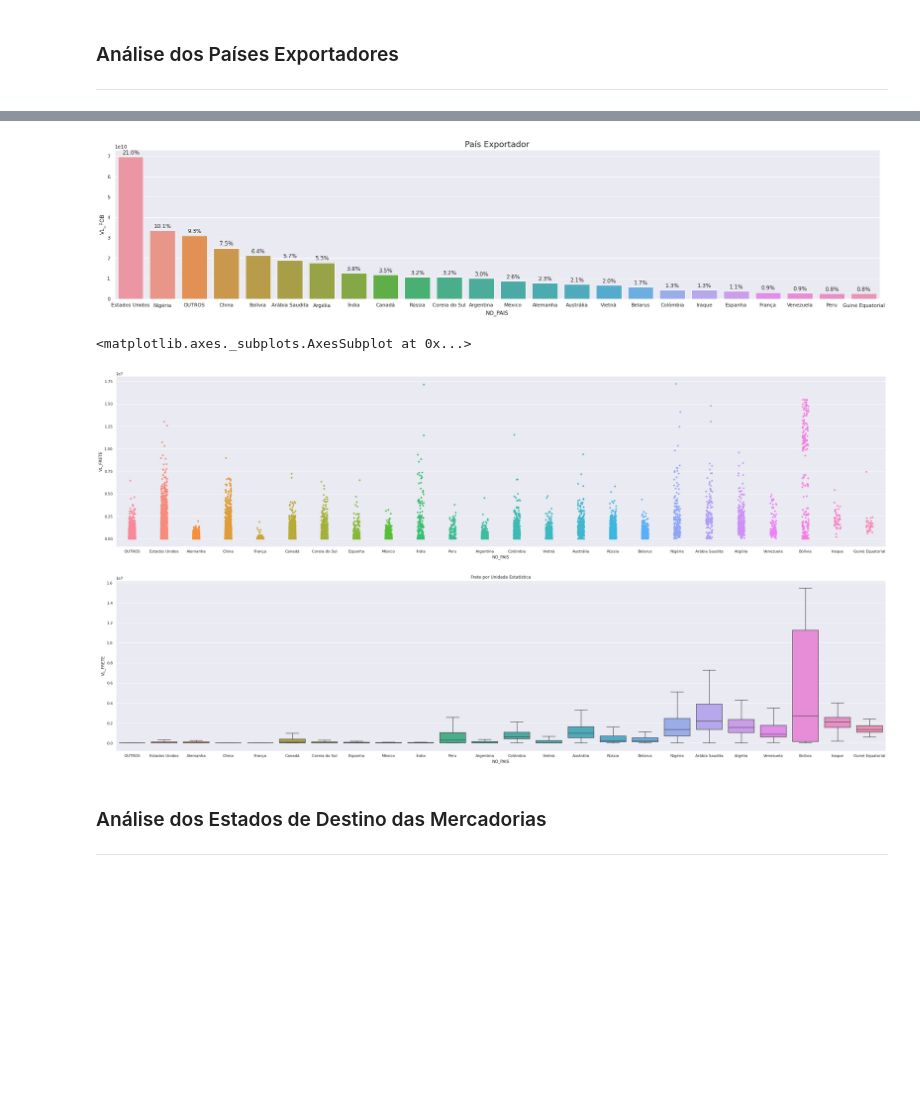
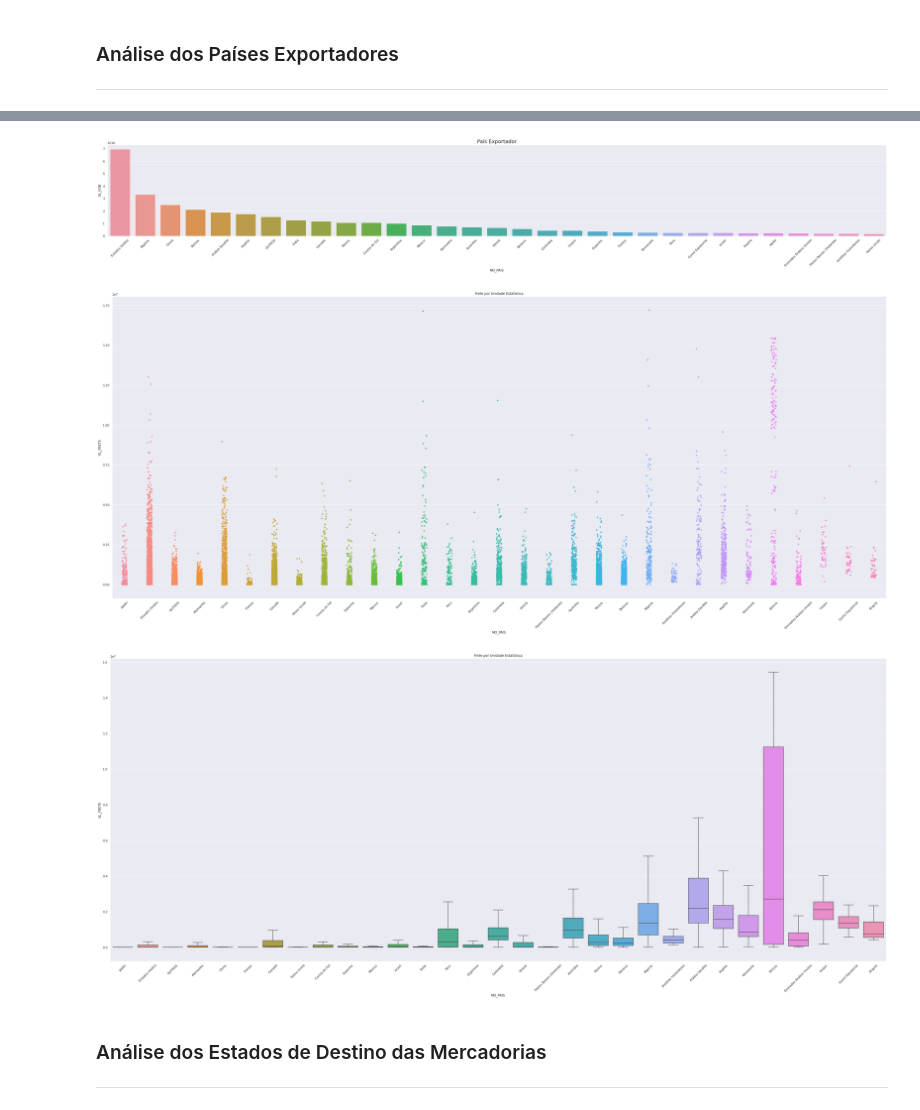
Before and after one commit to Danielpsob/DSWP, a Jupyter notebook: notebooks/analise_dados29-03.ipynb, the cells around one changed output, grey strips where cells are left out. Cells and saved outputs as stored; diff of their text form; code cells hidden in the pictures; blank space fills up the shorter version.

```diff
--- a/notebooks/analise_dados29-03.ipynb
+++ b/notebooks/analise_dados29-03.ipynb
@@ -355,13 +355,10 @@ df_total.head()
 # %%
 # Separando as 10 NCM mais importadas em valor FOB
 
-aa = df_total.groupby(['NCM']).sum().sort_values(by=['VL_FOB'],ascending=False)
-aa = aa.iloc[:10,:][['VL_FOB']]
-aa.reset_index(inplace=True)
-
-# Salvando na variavel "total" O valor FOB total importado na NCM do produto
-total = aa.copy()
-total
+df = df_total.groupby(['NCM']).sum().sort_values(by=['VL_FOB'],ascending=False)
+df = df.iloc[:10,:][['VL_FOB']]
+df.reset_index(inplace=True)
+df
 # %% [output]
 |  | NCM | VL_FOB |
 | 0 | 27090010 - Óleos brutos de petróleo | 75347950289 |
@@ -375,7 +372,7 @@ total
 | 8 | 85177099 - Outras partes para apa... | 21708476625 |
 | 9 | 27112100 - Gás natural no estado ... | 21528921875 |
 # %%
-df_total = df_total[df_total.NCM.isin(aa.NCM)]
+df_total = df_total[df_total.NCM.isin(df.NCM)]
 df_total.info()
 # %% [output]
 <class 'pandas.core.frame.DataFrame'>
@@ -475,0 +464,6 @@ df
+# %%
+fob_total = df.VL_FOB.sum()
+maiores_paises = df.iloc[:30,:]
+fob_maiores_paises = maiores_paises.VL_FOB.sum()
+perc_paises = fob_maiores_paises/fob_total
+print(f'O percentual que esses países representam no valor FOB é de {perc_paises:.1%}')
@@ -524,6 +514,6 @@ quinzepaises.NO_PAIS
 Name: NO_PAIS, dtype: object
 # %%
-df_total.NO_PAIS = df_total.NO_PAIS.apply(lambda x : 'OUTROS' if x not in list(quinzepaises.NO_PAIS) else x)
+df_total.NO_PAIS = df_total.NO_PAIS.apply(lambda x : 'OUTROS' if x not in list(maiores_paises.NO_PAIS) else x)
 # %%
 df_total.head()
 # %% [output]
@@ -566,26 +526,42 @@ df
 # %%
-total = len(df['NO_PAIS'])*1.
-fig, ax =plt.subplots(figsize=(30,6))
+df = df_total.groupby(['NO_PAIS']).sum().sort_values(by=['VL_FOB'],ascending=False)
+df = df[['VL_FOB']]
+fob_total = df.VL_FOB.sum()
+df['porcentagem'] = df.VL_FOB.apply(lambda x: x/fob_total)
+df.reset_index(inplace=True)
+
+fig, ax =plt.subplots(figsize=(50,6))
 sns.barplot(x=df['NO_PAIS'], y = df['VL_FOB'])
 plt.title("País Exportador", fontsize=18)
-for i,p in enumerate(ax.patches):
-    ax.annotate('{:.1f}%'.format((df.porcentagem[i])*100),
-                   (p.get_x() + p.get_width() / 2., p.get_height()),
-                   ha = 'center', va = 'center',
-                   xytext = (0, 9),
-                   textcoords = 'offset points')
+#for i,p in enumerate(ax.patches):
+#    ax.annotate('{:.1f}%'.format((df.porcentagem[i])*100),
+#                   (p.get_x() + p.get_width() / 2., p.get_height()),
+#                   ha = 'center', va = 'center',
+#                   xytext = (0, 9),
+#                   textcoords = 'offset points')
+plt.xticks(rotation=45)
+plt.show()
 #plt.savefig('imagens/tipoCE.png',bbox_inches='tight')
 # %% [output]
-[figure, old version]
+[figure, new version]
 # %%
-fig, (ax1,ax2) = plt.subplots(2,1,sharey=False, figsize=(40,20))
+fig, ax1 = plt.subplots(sharey=False, figsize=(50,20))
 plt.title("Frete por Unidade Estatística")
 sns.stripplot(x='NO_PAIS', y='VL_FRETE', data=df_total, ax=ax1)
-sns.boxplot(x='NO_PAIS', y='VL_FRETE', data=df_total, showfliers = False, ax=ax2)
+plt.xticks(rotation=45)
+plt.show()
 #plt.savefig('imagens/tipoCE2.png',bbox_inches='tight')
 # %% [output]
-<matplotlib.axes._subplots.AxesSubplot at 0x...>
-[figure, old version]
+[figure, new version]
+# %%
+fig, ax2 = plt.subplots(sharey=False, figsize=(50,20))
+plt.title("Frete por Unidade Estatística")
+sns.boxplot(x='NO_PAIS', y='VL_FRETE', data=df_total, showfliers = False, ax=ax2)
+plt.xticks(rotation=45)
+plt.show()
+#plt.savefig('imagens/tipoCE2.png',bbox_inches='tight')
+# %% [output]
+[figure, added]
 # %% [markdown]
 ### Análise dos Estados de Destino das Mercadorias
 -----
```
Also changed, not shown: parts of 86 cells of this notebook.
